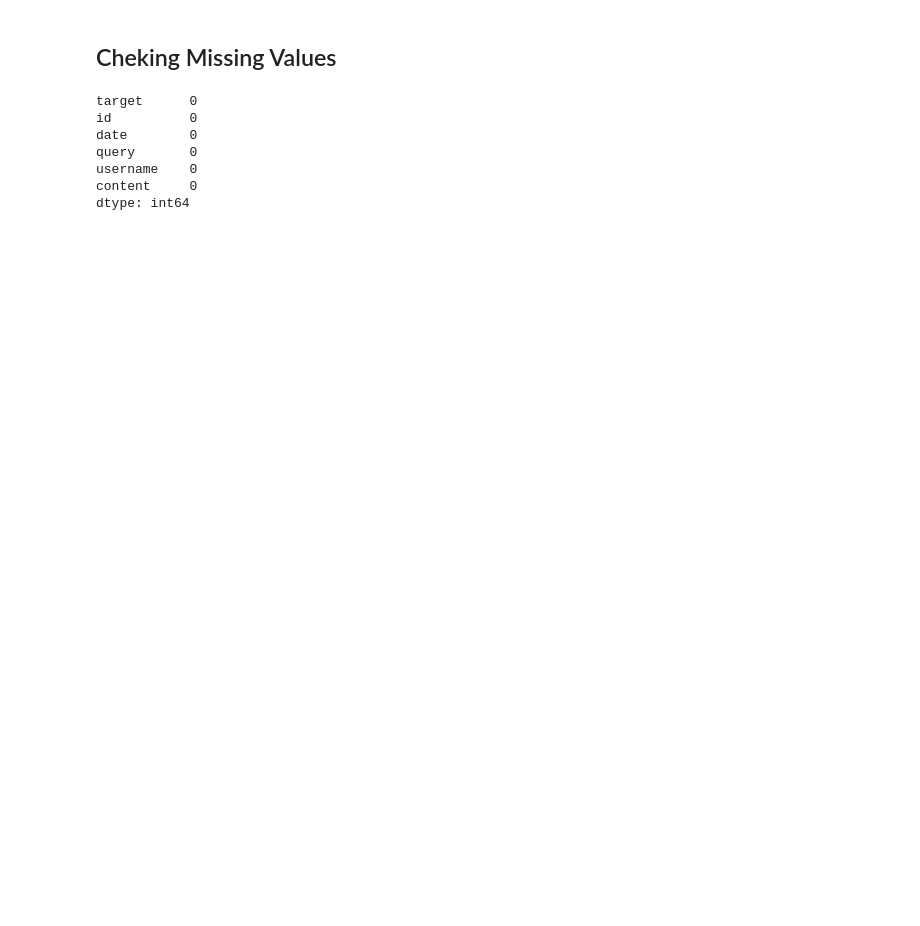
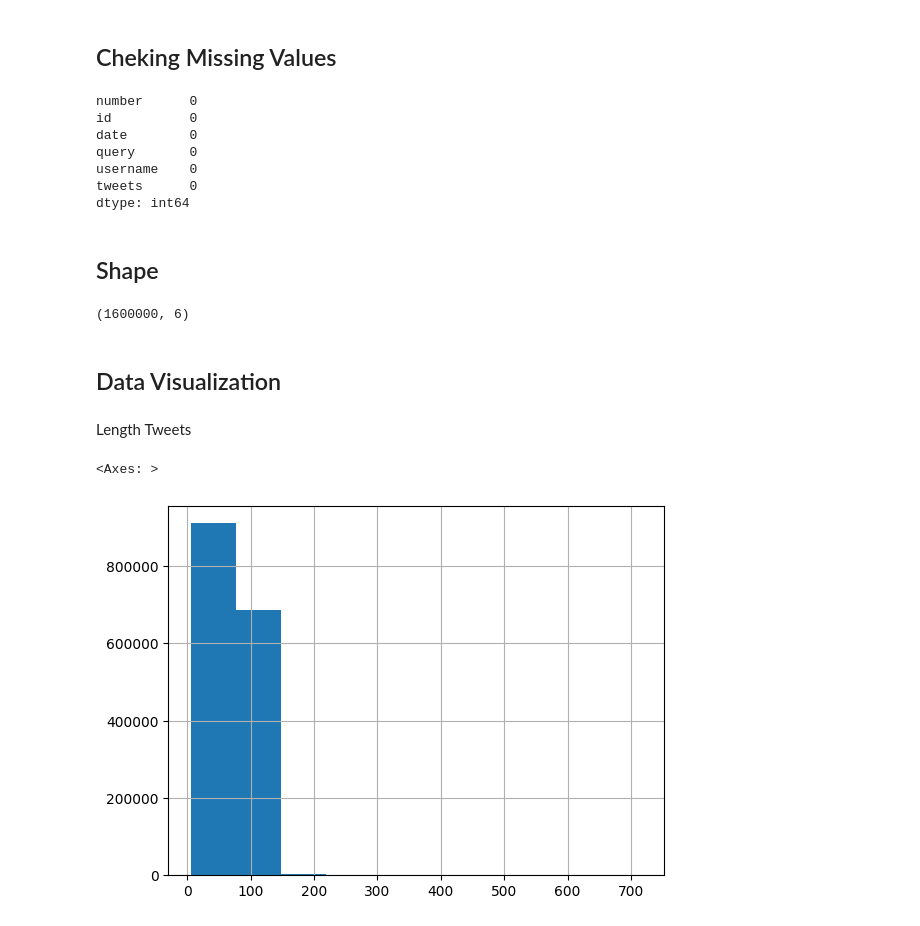
Before and after one commit to SedaColasan/CA2_ProjectTweets2, a Jupyter notebook: transport_2.ipynb, the cells around one changed output. Saved outputs shown, nothing was run; the diff lists cells and outputs as text; code cells hidden in the pictures; blank space fills up the shorter version.

```diff
--- a/transport_2.ipynb
+++ b/transport_2.ipynb
@@ -284,0 +285,5 @@ dtype: object
+# %%
+#read dataset
+project_tweets = pd.read_csv("ProjectTweets.csv", encoding = 'latin', header=None)
+# %%
+project_tweets = project_tweets.rename(columns={0: 'number', 1: 'id', 2: 'date', 3: 'query', 4: 'username', 5: 'tweets'})
@@ -285,12 +330,27 @@ dtype: object
 # %% [markdown]
 ## Cheking Missing Values
 # %%
-tweets.isna().sum()
+project_tweets.isna().sum()
 # %% [output]
-target      0
+number      0
 id          0
 date        0
 query       0
 username    0
-content     0
+tweets      0
 dtype: int64
+# %% [markdown]
+## Shape
+# %%
+project_tweets.shape
+# %% [output]
+(1600000, 6)
+# %% [markdown]
+## Data Visualization
+# %% [markdown]
+Length Tweets
+# %%
+project_tweets['tweets'].str.len().hist()
+# %% [output]
+<Axes: >
+[figure, added]
```
Also changed, not shown: parts of 17 cells of this notebook.
